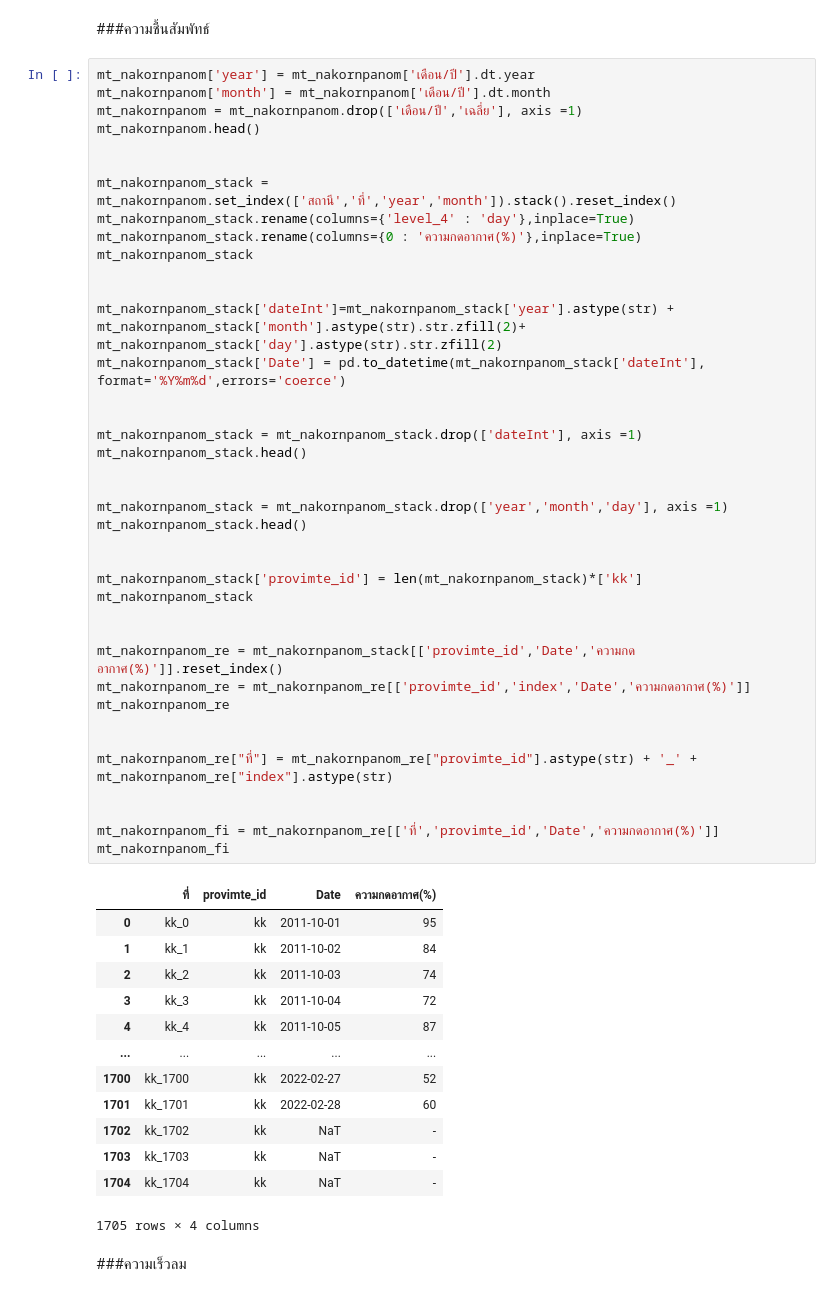
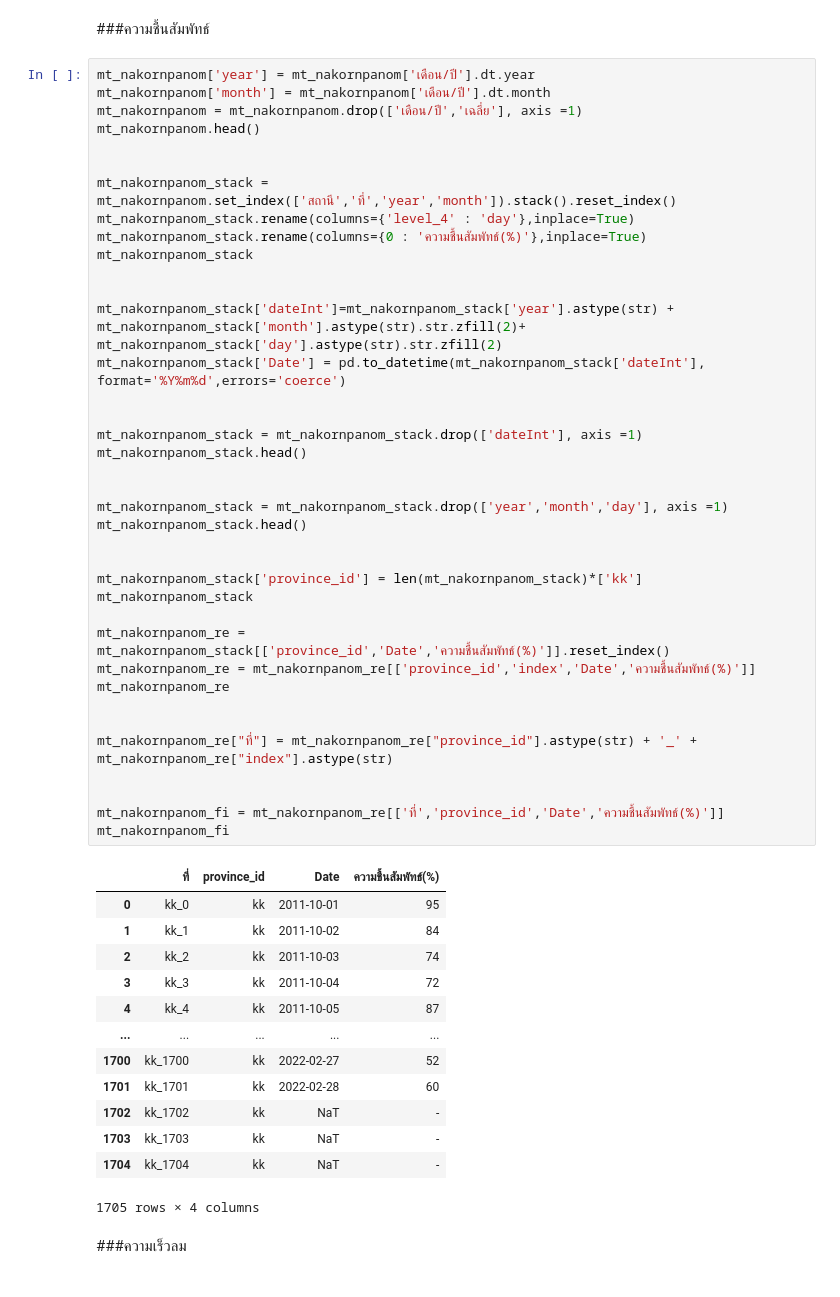
Before and after one commit to NarissaraYo/BSC_DPDM23, a Jupyter notebook: midterm_bscdpdm23.ipynb, the cells around one changed output. Cells and saved outputs as stored; diff of their text form.

```diff
--- a/midterm_bscdpdm23.ipynb
+++ b/midterm_bscdpdm23.ipynb
@@ -914,41 +917,40 @@ mt_nakornpanom['month'] = mt_nakornpanom['เดือน/ปี'].dt.month
 mt_nakornpanom = mt_nakornpanom.drop(['เดือน/ปี','เฉลี่ย'], axis =1)
 mt_nakornpanom.head()
 
 
 mt_nakornpanom_stack = mt_nakornpanom.set_index(['สถานี','ที่','year','month']).stack().reset_index()
 mt_nakornpanom_stack.rename(columns={'level_4' : 'day'},inplace=True)
-mt_nakornpanom_stack.rename(columns={0 : 'ความกดอากาศ(%)'},inplace=True)
+mt_nakornpanom_stack.rename(columns={0 : 'ความชื้นสัมพัทธ์(%)'},inplace=True)
 mt_nakornpanom_stack
 
 
 mt_nakornpanom_stack['dateInt']=mt_nakornpanom_stack['year'].astype(str) + mt_nakornpanom_stack['month'].astype(str).str.zfill(2)+ mt_nakornpanom_stack['day'].astype(str).str.zfill(2)
 mt_nakornpanom_stack['Date'] = pd.to_datetime(mt_nakornpanom_stack['dateInt'], format='%Y%m%d',errors='coerce')
 
 
 mt_nakornpanom_stack = mt_nakornpanom_stack.drop(['dateInt'], axis =1)
 mt_nakornpanom_stack.head()
 
 
 mt_nakornpanom_stack = mt_nakornpanom_stack.drop(['year','month','day'], axis =1)
 mt_nakornpanom_stack.head()
 
 
-mt_nakornpanom_stack['provimte_id'] = len(mt_nakornpanom_stack)*['kk']
+mt_nakornpanom_stack['province_id'] = len(mt_nakornpanom_stack)*['kk']
 mt_nakornpanom_stack
 
-
-mt_nakornpanom_re = mt_nakornpanom_stack[['provimte_id','Date','ความกดอากาศ(%)']].reset_index()
-mt_nakornpanom_re = mt_nakornpanom_re[['provimte_id','index','Date','ความกดอากาศ(%)']]
+mt_nakornpanom_re = mt_nakornpanom_stack[['province_id','Date','ความชื้นสัมพัทธ์(%)']].reset_index()
+mt_nakornpanom_re = mt_nakornpanom_re[['province_id','index','Date','ความชื้นสัมพัทธ์(%)']]
 mt_nakornpanom_re
 
 
-mt_nakornpanom_re["ที่"] = mt_nakornpanom_re["provimte_id"].astype(str) + '_' + mt_nakornpanom_re["index"].astype(str)
+mt_nakornpanom_re["ที่"] = mt_nakornpanom_re["province_id"].astype(str) + '_' + mt_nakornpanom_re["index"].astype(str)
 
 
-mt_nakornpanom_fi = mt_nakornpanom_re[['ที่','provimte_id','Date','ความกดอากาศ(%)']]
+mt_nakornpanom_fi = mt_nakornpanom_re[['ที่','province_id','Date','ความชื้นสัมพัทธ์(%)']]
 mt_nakornpanom_fi
 # %% [output]
-|  | ที่ | provimte_id | Date | ความกดอากาศ(%) |
+|  | ที่ | province_id | Date | ความชื้นสัมพัทธ์(%) |
 | 0 | kk_0 | kk | 2011-10-01 | 95 |
 | 1 | kk_1 | kk | 2011-10-02 | 84 |
 | 2 | kk_2 | kk | 2011-10-03 | 74 |
```
Also changed, not shown: parts of 100 cells of this notebook.
